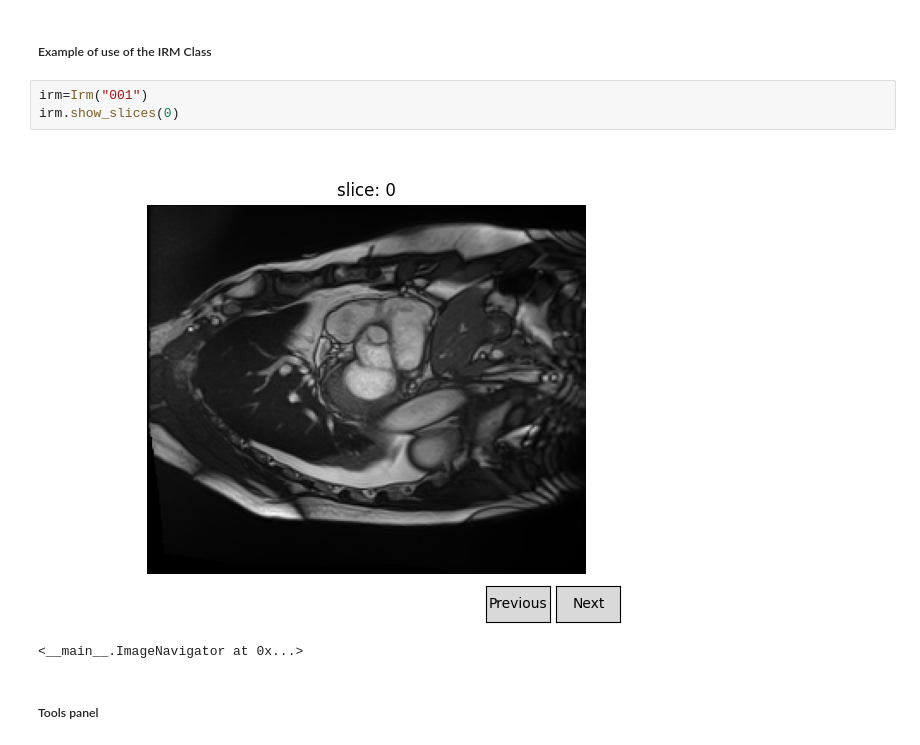
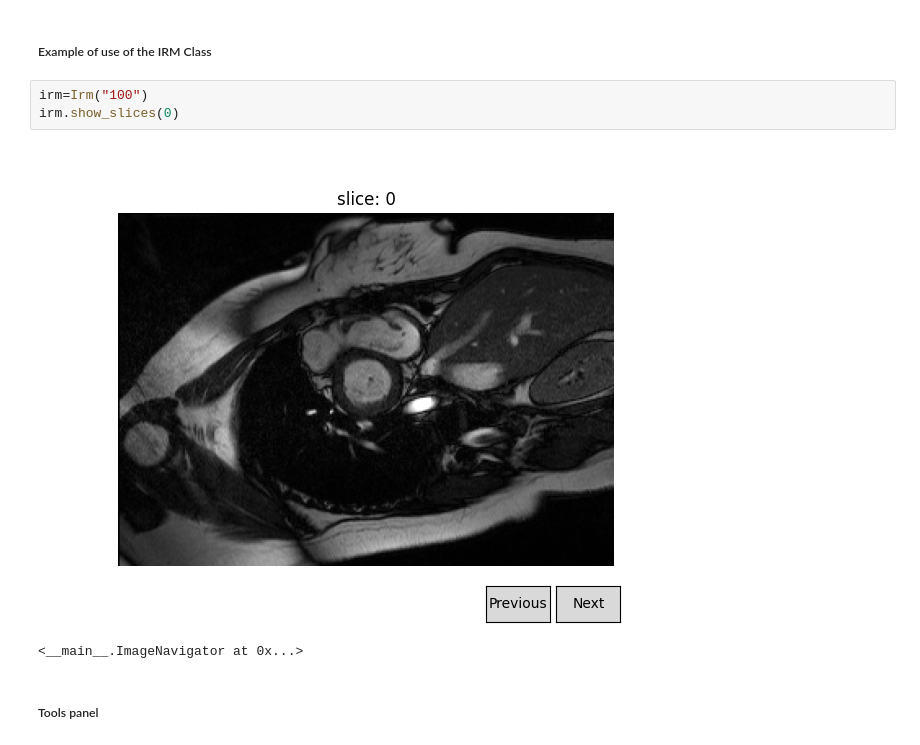
Before and after one commit to titiuo/Segmentation-IRM, a Jupyter notebook: main.ipynb, the cells around one changed output. Cells and saved outputs as stored; diff of their text form.

```diff
--- a/main.ipynb
+++ b/main.ipynb
@@ -146,10 +146,10 @@ class Irm():
 # %% [markdown]
 ##### Example of use of the IRM Class
 # %%
-irm=Irm("001")
+irm=Irm("100")
 irm.show_slices(0)
 # %% [output]
-[figure, old version]
+[figure, new version]
 <__main__.ImageNavigator at 0x...>
 # %% [markdown]
 ##### Tools panel
```
Also changed, not shown: parts of 6 cells of this notebook.
